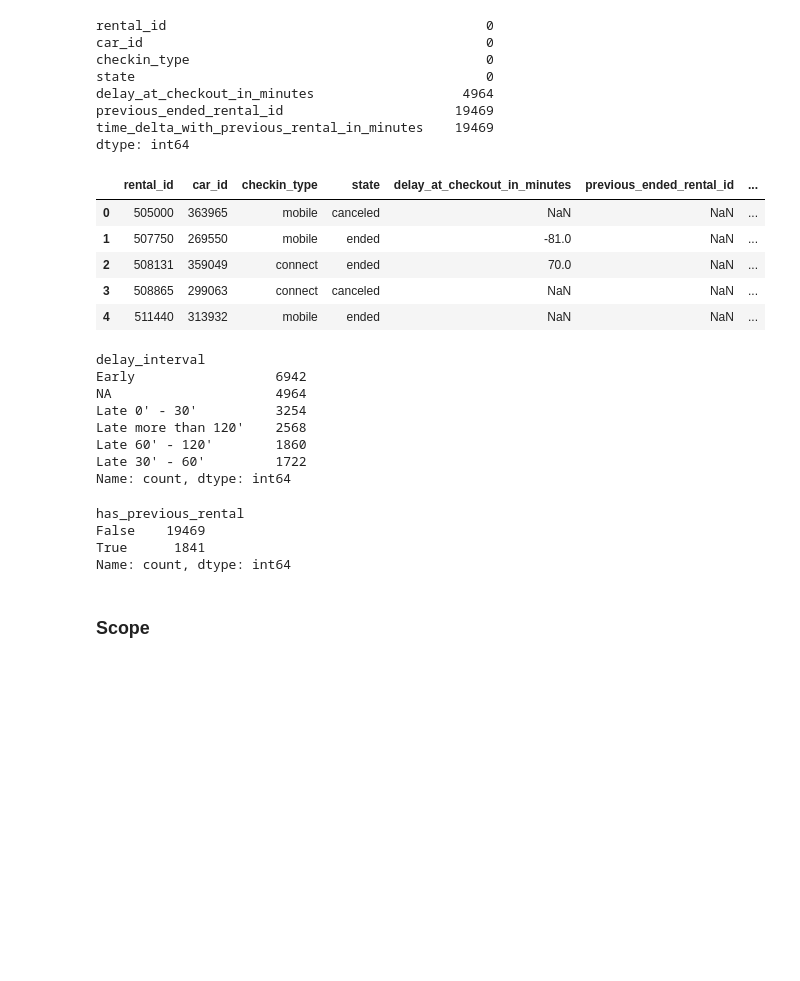
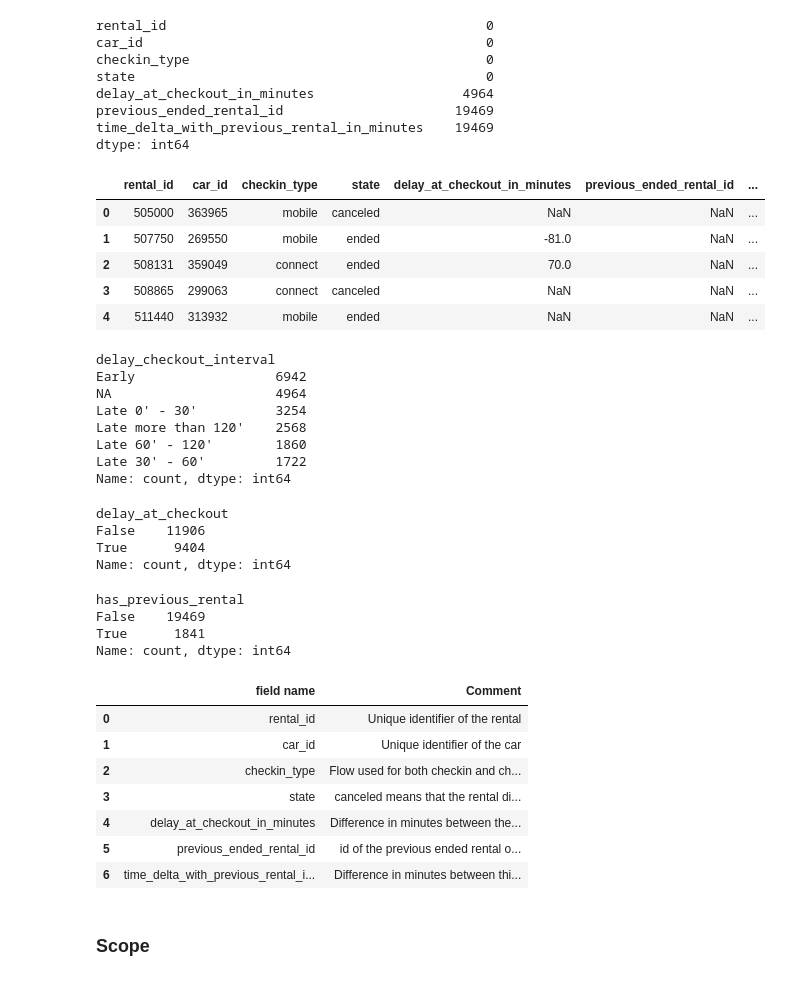
Before and after one commit to qxzjy/dsfs-ft-34, a Jupyter notebook: 10_ML_ENGINEER_CERTIFICATION/BLOC_5/01_GET_AROUND/Delay_analysis.ipynb, the cells around one changed output. Drawn from its saved outputs; the diff is of its cells as text; code cells hidden in the pictures; blank space fills up the shorter version.

Commit message:
Deployment project : late habit analysis

```diff
--- a/10_ML_ENGINEER_CERTIFICATION/BLOC_5/01_GET_AROUND/Delay_analysis.ipynb
+++ b/10_ML_ENGINEER_CERTIFICATION/BLOC_5/01_GET_AROUND/Delay_analysis.ipynb
@@ -14,6 +14,7 @@ import os
 data_path = os.getcwd() + "/data/"
 
 df_delay = pd.read_excel(data_path + "get_around_delay_analysis.xlsx", sheet_name="rentals_data")
+doc =  pd.read_excel(data_path + "get_around_delay_analysis.xlsx",sheet_name='Documentation')
 df_prices = pd.read_csv(data_path + "get_around_pricing_project.csv")
 # %%
 display(df_delay.head())
@@ -75,12 +76,13 @@ def delay_interval(delay) :
 
     return interval
 # %%
-df_delay["delay_interval"] = df_delay["delay_at_checkout_in_minutes"].transform(delay_interval)
-
+df_delay["delay_checkout_interval"] = df_delay["delay_at_checkout_in_minutes"].transform(delay_checkout_interval)
+df_delay["delay_at_checkout"] = df_delay["delay_at_checkout_in_minutes"].transform(lambda x : True if x > 0 else False)
 df_delay["has_previous_rental"] = [True if x > 0 else False for x in df_delay["previous_ended_rental_id"]]
 
 display(df_delay.head())
-display(df_delay["delay_interval"].value_counts())
+display(df_delay["delay_checkout_interval"].value_counts())
+display(df_delay["delay_at_checkout"].value_counts())
 display(df_delay["has_previous_rental"].value_counts())
 # %% [output]
 |  | rental_id | car_id | checkin_type | state | delay_at_checkout_in_minutes | previous_ended_rental_id | ... |
@@ -89,7 +91,7 @@ display(df_delay["has_previous_rental"].value_counts())
 | 2 | 508131 | 359049 | connect | ended | 70.0 | NaN | ... |
 | 3 | 508865 | 299063 | connect | canceled | NaN | NaN | ... |
 | 4 | 511440 | 313932 | mobile | ended | NaN | NaN | ... |
-delay_interval
+delay_checkout_interval
 Early                  6942
 NA                     4964
 Late 0' - 30'          3254
@@ -97,10 +99,26 @@ Late more than 120'    2568
 Late 60' - 120'        1860
 Late 30' - 60'         1722
 Name: count, dtype: int64
-has_previous_rental
-False    19469
-True      1841
+delay_at_checkout
+False    11906
+True      9404
 Name: count, dtype: int64
+has_previous_rental
+False    19469
+True      1841
+Name: count, dtype: int64
+# %%
+with pd.option_context('display.max_colwidth', None):
+  display(doc)
+# %% [output]
+|  | field name | Comment |
+| 0 | rental_id | Unique identifier of the rental |
+| 1 | car_id | Unique identifier of the car |
+| 2 | checkin_type | Flow used for both checkin and ch... |
+| 3 | state | canceled means that the rental di... |
+| 4 | delay_at_checkout_in_minutes | Difference in minutes between the... |
+| 5 | previous_ended_rental_id | id of the previous ended rental o... |
+| 6 | time_delta_with_previous_rental_i... | Difference in minutes between thi... |
 # %% [markdown]
 ### Scope
 # %% [markdown]
```
Also changed, not shown: parts of 10 cells of this notebook.
